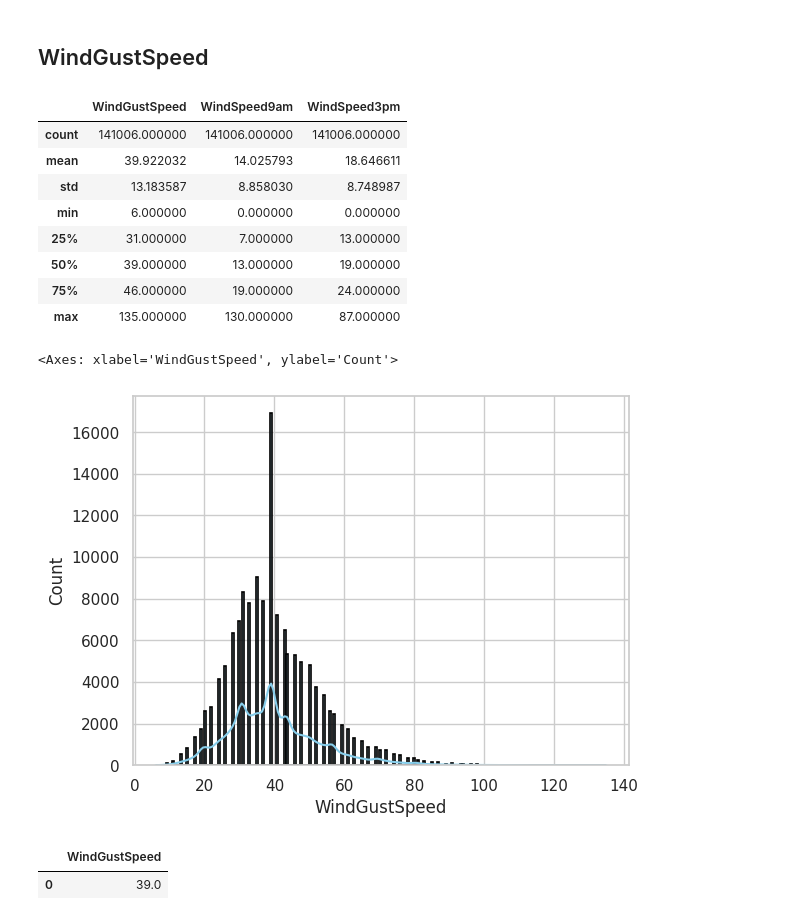
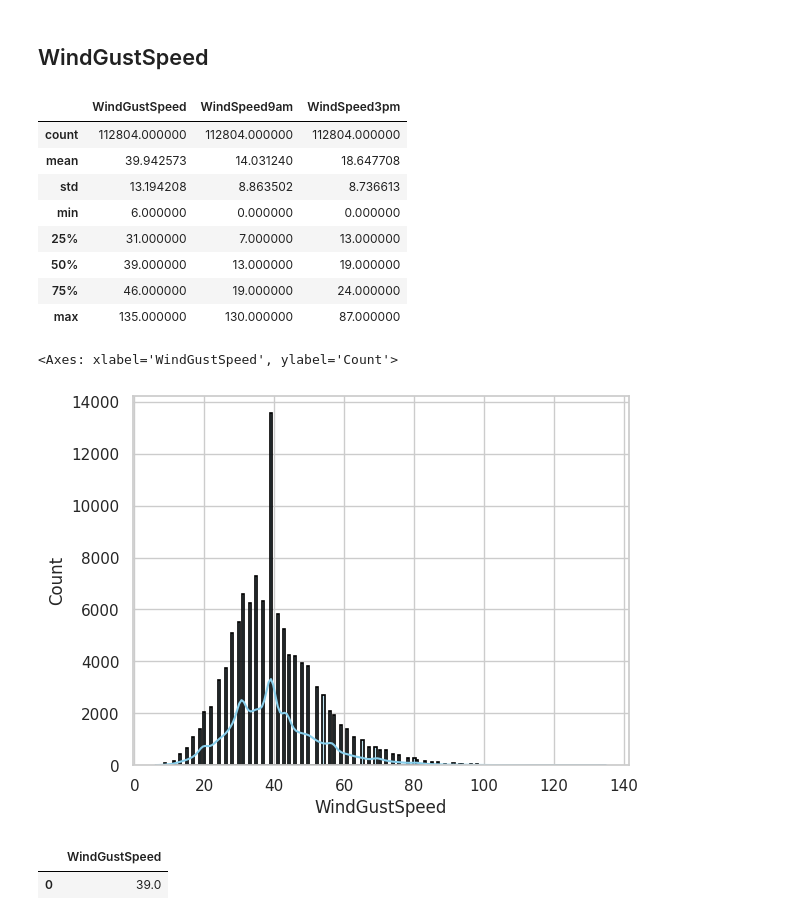
Before and after one commit to karzuan/classification_weather_australia, a Jupyter notebook: 2. data processing.ipynb, the cells around one changed output. Drawn from its saved outputs; the diff is of its cells as text; code cells hidden in the pictures.

```diff
--- a/2. data processing.ipynb
+++ b/2. data processing.ipynb
@@ -497,13 +605,13 @@ memory usage: 35.5+ MB
 # %%
 # Impute values median
-df['Rainfall'].fillna(df['Rainfall'].median(), inplace=True)
-df['WindGustSpeed'].fillna(df['WindGustSpeed'].median(), inplace=True)
-df['Evaporation'].fillna(df['Evaporation'].median(), inplace=True)
-df['Cloud9am'].fillna(df['Cloud9am'].median(), inplace=True)
-df['WindSpeed9am'].fillna(df['WindSpeed9am'].median(), inplace=True)
-df['WindSpeed3pm'].fillna(df['WindSpeed3pm'].median(), inplace=True)
+df_train['Rainfall'].fillna(df_train['Rainfall'].median(), inplace=True)
+df_train['WindGustSpeed'].fillna(df_train['WindGustSpeed'].median(), inplace=True)
+df_train['Evaporation'].fillna(df_train['Evaporation'].median(), inplace=True)
+df_train['Cloud9am'].fillna(df_train['Cloud9am'].median(), inplace=True)
+df_train['WindSpeed9am'].fillna(df_train['WindSpeed9am'].median(), inplace=True)
+df_train['WindSpeed3pm'].fillna(df_train['WindSpeed3pm'].median(), inplace=True)
 
 # impute values mean
-df['MinTemp'].fillna(df['MinTemp'].mean(), inplace=True)
-df['Pressure9am'].fillna(df['Pressure9am'].mean(), inplace=True)
-df['Pressure3pm'].fillna(df['Pressure3pm'].mean(), inplace=True)
+df_train['MinTemp'].fillna(df_train['MinTemp'].mean(), inplace=True)
+df_train['Pressure9am'].fillna(df_train['Pressure9am'].mean(), inplace=True)
+df_train['Pressure3pm'].fillna(df_train['Pressure3pm'].mean(), inplace=True)
@@ -510,6 +636,6 @@ df['Pressure3pm'].fillna(df['Pressure3pm'].mean(), inplace=True)
 # %%
 ## impute categorical values with mode
-df['WindGustDir'].fillna(df['WindGustDir'].mode()[0], inplace=True)
-df['WindDir9am'].fillna(df['WindDir9am'].mode()[0], inplace=True)
-df['WindDir3pm'].fillna(df['WindDir3pm'].mode()[0], inplace=True)
-df['RainToday'].fillna(df['RainToday'].mode()[0], inplace=True)
+df_train['WindGustDir'].fillna(df_train['WindGustDir'].mode()[0], inplace=True)
+df_train['WindDir9am'].fillna(df_train['WindDir9am'].mode()[0], inplace=True)
+df_train['WindDir3pm'].fillna(df_train['WindDir3pm'].mode()[0], inplace=True)
+df_train['RainToday'].fillna(df_train['RainToday'].mode()[0], inplace=True)
@@ -593,6 +716,6 @@ sns.histplot(df[df["Rainfall"]>0]["Rainfall"], bins=50, kde=False, color='skyblu
 <Axes: xlabel='Rainfall', ylabel='Count'>
 [figure]
 # %%
-ninety_ninth_quartile_rainfall = df['Rainfall'].quantile(0.99)
+ninety_ninth_quartile_rainfall = df_train['Rainfall'].quantile(0.99)
 print(f"The 99th quartile of Rainfall values is: {ninety_ninth_quartile_rainfall}")
 # %% [output]
@@ -604,4 +727,4 @@ len(df[df["Rainfall"]>37]["Rainfall"])
 # %%
 # Cap the top 1% of Rainfall values to 37
-df['Rainfall'] = np.where(df['Rainfall'] > ninety_ninth_quartile_rainfall, ninety_ninth_quartile_rainfall, df['Rainfall'])
+df_train['Rainfall'] = np.where(df_train['Rainfall'] > ninety_ninth_quartile_rainfall, ninety_ninth_quartile_rainfall, df_train['Rainfall'])
 # %%
@@ -625,20 +748,20 @@ sns.histplot(df['Rainfall'], kde=True, color='skyblue', linewidth=1.2, edgecolor
 # %% [markdown]
 ## WindGustSpeed
 # %%
-df[['WindGustSpeed', 'WindSpeed9am', 'WindSpeed3pm']].describe()
+df_train[['WindGustSpeed', 'WindSpeed9am', 'WindSpeed3pm']].describe()
 # %% [output]
 |  | WindGustSpeed | WindSpeed9am | WindSpeed3pm |
-| count | 141006.000000 | 141006.000000 | 141006.000000 |
-| mean | 39.922032 | 14.025793 | 18.646611 |
-| std | 13.183587 | 8.858030 | 8.748987 |
+| count | 112804.000000 | 112804.000000 | 112804.000000 |
+| mean | 39.942573 | 14.031240 | 18.647708 |
+| std | 13.194208 | 8.863502 | 8.736613 |
 | min | 6.000000 | 0.000000 | 0.000000 |
 | 25% | 31.000000 | 7.000000 | 13.000000 |
 | 50% | 39.000000 | 13.000000 | 19.000000 |
 | 75% | 46.000000 | 19.000000 | 24.000000 |
 | max | 135.000000 | 130.000000 | 87.000000 |
 # %%
-sns.histplot(df['WindGustSpeed'], kde=True, color='skyblue', linewidth=1.2, edgecolor='black')
+sns.histplot(df_train['WindGustSpeed'], kde=True, color='skyblue', linewidth=1.2, edgecolor='black')
 # %% [output]
 <Axes: xlabel='WindGustSpeed', ylabel='Count'>
-[figure, old version]
+[figure, new version]
 # %%
```
Also changed, not shown: parts of 66 cells of this notebook, 4 other files.
